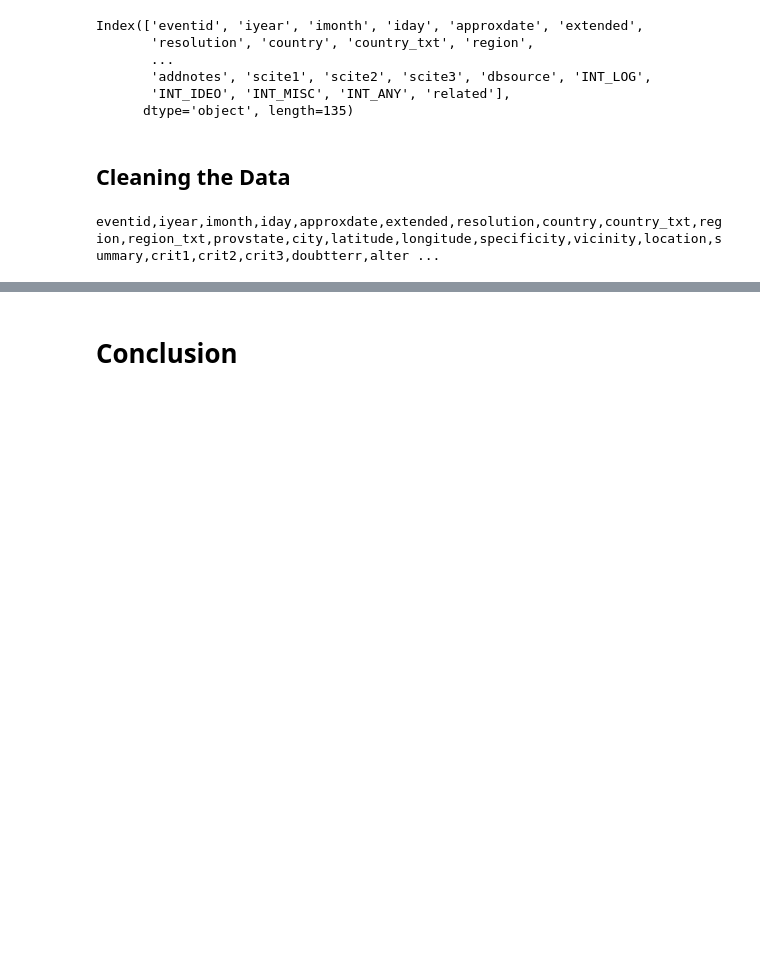
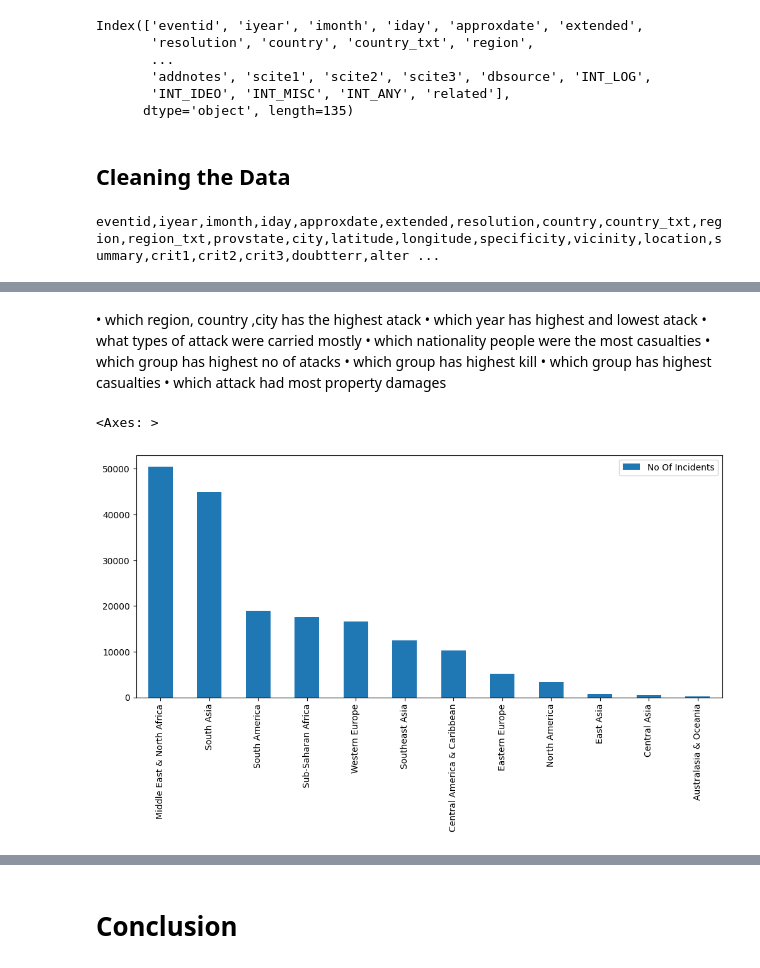
Before and after one commit to ZainDataS/EDA_Global_terrorism, a Jupyter notebook: Global_Terrorism_Analysis_Capstone_Project.ipynb, the cells around one changed output, grey strips where cells are left out. Drawn from its saved outputs; the diff is of its cells as text; code cells hidden in the pictures; blank space fills up the shorter version.

```diff
--- a/Global_Terrorism_Analysis_Capstone_Project.ipynb
+++ b/Global_Terrorism_Analysis_Capstone_Project.ipynb
@@ -178,3 +227,19 @@ renamed_df.head()
 | 2 | 1970 | 1 | 0 | Philippines | Southeast Asia | Tarlac | Unknown | Assassination | Journalists & Media | ... |
 | 3 | 1970 | 1 | 0 | Greece | Western Europe | Attica | Athens | Bombing/Explosion | Government (Diplomatic) | ... |
 | 4 | 1970 | 1 | 0 | Japan | East Asia | Fukouka | Fukouka | Facility/Infrastructure Attack | Government (Diplomatic) | ... |
+# %% [markdown]
+•	which region, country ,city has the highest atack
+•	which year has highest and lowest atack
+•	what types of attack were carried mostly
+•	which nationality people were the most casualties
+•	which group has highest no of atacks
+•	which group has highest kill
+•	which group has highest casualties
+•	which attack had most property damages
+# %%
+plt.rcParams['figure.figsize']=(12,5)
+region_df = df.loc[:,'region_txt'].value_counts(sort=True).to_frame().rename(columns={'region_txt':'No Of Incidents'})
+region_df.plot(kind='bar')
+# %% [output]
+<Axes: >
+[figure, added]
```
Also changed, not shown: parts of 16 cells of this notebook.
